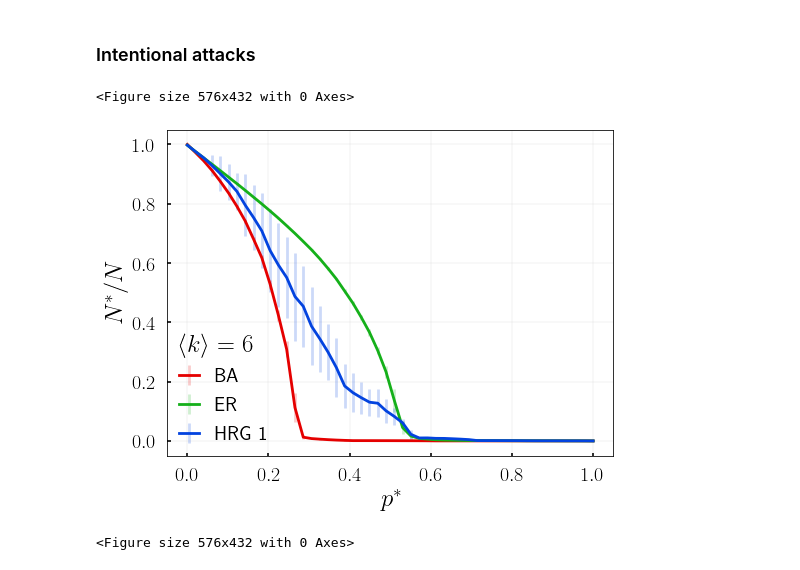
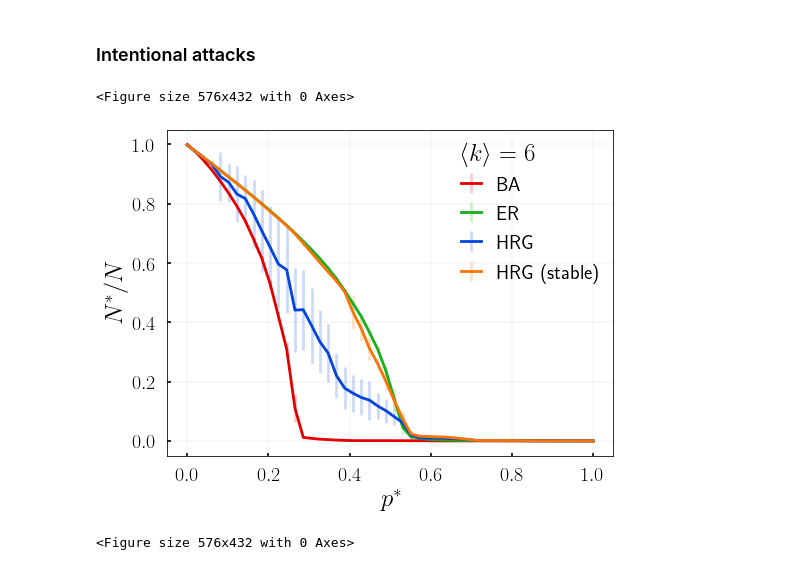
Before and after one commit to robertjankowski/attacks-on-hierarchical-networks, a Jupyter notebook: notebooks/attacks_on_hrg_results.ipynb, the cells around one changed output. Saved outputs shown, nothing was run; the diff lists cells and outputs as text; code cells hidden in the pictures.

Commit message:
results for stable HRG

```diff
--- a/notebooks/attacks_on_hrg_results.ipynb
+++ b/notebooks/attacks_on_hrg_results.ipynb
@@ -119,36 +119,39 @@ plt.xlim(0, 0.8)
 ### Intentional attacks
 # %%
 # TODO: finish simulations on Spell
-ba_intentional_small_k_6 = pd.read_csv('../output/k=6/intentional_attack_edge_BA_N=8000_k=5.99975_ntimes=100.csv')
-er_intentional_small_k_6 = pd.read_csv('../output/k=6/intentional_attack_edge_ER_N=8000_k=5.99975_ntimes=100.csv')
-hrg1_intentional_small_k_6 = pd.read_csv('../output/k=6/intentional_attack_edge_HRG_1_N=8000_k=5.99975_ntimes=100.csv')
-hrg2_intentional_small_k_6 = pd.read_csv('../output/k=6/intentional_attack_edge_HRG_2_N=8000_k=5.99975_ntimes=100.csv')
+ba_intentional_small_k_6 = pd.read_csv('../output/k=6/intentional_attack_node_BA_N=8000_k=6_ntimes=100.csv')
+er_intentional_small_k_6 = pd.read_csv('../output/k=6/intentional_attack_node_ER_N=8000_k=6_ntimes=100.csv')
+hrg1_intentional_small_k_6 = pd.read_csv('../output/k=6/intentional_attack_node_HRG_1_N=8000_k=6_ntimes=100.csv')
+hrg1_stable_intentional_small_k_6 = pd.read_csv('../output/k=6/intentional_attack_node_HRG_1_stable_N=8000_k=6_ntimes=100.csv')
+
+# hrg2_intentional_small_k_6 = pd.read_csv('../output/k=6/intentional_attack_edge_HRG_2_N=8000_k=6_ntimes=100.csv')
 
 ba_intentional_large_k_6 = pd.read_csv('../output/k=6/intentional_attack_edge_BA_N=80000_k=5.999974999999999_ntimes=100.csv')
 er_intentional_large_k_6 = pd.read_csv('../output/k=6/intentional_attack_edge_ER_N=80000_k=5.999974999999999_ntimes=100.csv')
 hrg1_intentional_large_k_6 = pd.read_csv('../output/k=6/intentional_attack_edge_HRG_1_N=80000_k=5.999974999999999_ntimes=100.csv')
 hrg2_intentional_large_k_6 = pd.read_csv('../output/k=6/intentional_attack_edge_HRG_2_N=80000_k=5.999974999999999_ntimes=100.csv')
 
-ba_intentional_small_k_2 = pd.read_csv('../output/k=2/intentional_attack_edge_BA_N=8000_k=2.019_ntimes=100.csv')
-er_intentional_small_k_2 = pd.read_csv('../output/k=2/intentional_attack_edge_ER_N=8000_k=2.019_ntimes=100.csv')
-hrg_intentional_small_k_2 = pd.read_csv('../output/k=2/intentional_attack_edge_HRG_1_N=8000_k=2.019_ntimes=100.csv')
+ba_intentional_small_k_2 = pd.read_csv('../output/k=2/intentional_attack_node_BA_N=8000_k=2_ntimes=100.csv')
+er_intentional_small_k_2 = pd.read_csv('../output/k=2/intentional_attack_node_ER_N=8000_k=2_ntimes=100.csv')
+hrg_intentional_small_k_2 = pd.read_csv('../output/k=2/intentional_attack_node_HRG_1_N=8000_k=2_ntimes=100.csv')
+hrg_stable_intentional_small_k_2 = pd.read_csv('../output/k=2/intentional_attack_node_HRG_1_stable_N=8000_k=2_ntimes=100.csv')
 # %%
-labels = ['BA', 'ER', 'HRG 1', 'HRG 2']
+labels = ['BA', 'ER', 'HRG', 'HRG (stable)']
 data = [ba_intentional_small_k_6, er_intentional_small_k_6,
-        hrg1_intentional_small_k_6]#, hrg2_intentional_small_k_6]
+        hrg1_intentional_small_k_6, hrg1_stable_intentional_small_k_6]#, hrg2_intentional_small_k_6]
 
 plt.figure(figsize=(8, 6))
-viz.plot_giant_connected_component_vs_removed(data, labels, fontsize=20, loc='lower left',
+viz.plot_giant_connected_component_vs_removed(data, labels, fontsize=20, loc='upper right',
                                               title=r'$\left<k\right> = 6$', title_fontsize=25)
 # plt.text(0.93, 0.93, '(a)', fontsize=35)
 
 # plt.title(r'Intentional attacks, $N=8000, k\approx 6$')
 # plt.show()
 # viz.save_figure("../plots/intentional_attacks_small_k_6.pdf")
 # viz.save_figure("../plots/intentional_attacks_small_k_6.png")
 # %% [output]
 <Figure size 576x432 with 0 Axes>
-[figure, old version]
+[figure, new version]
 # %%
 labels = ['BA', 'ER', 'HRG 1', 'HRG 2']
 data = [ba_intentional_large_k_6, er_intentional_large_k_6,
```
Also changed, not shown: parts of 2 cells of this notebook, 8 other files.
